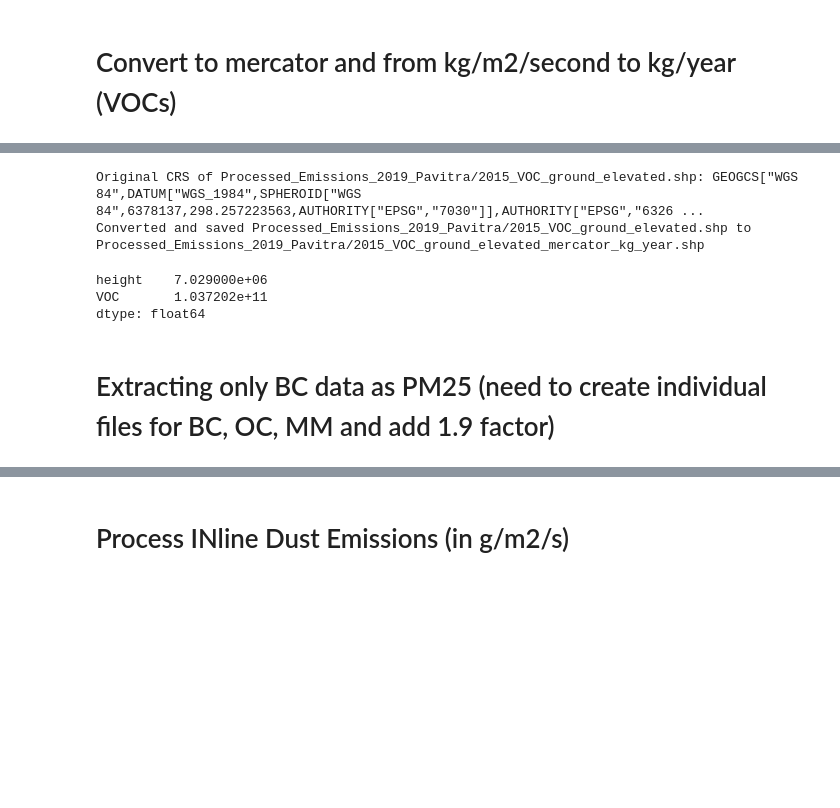
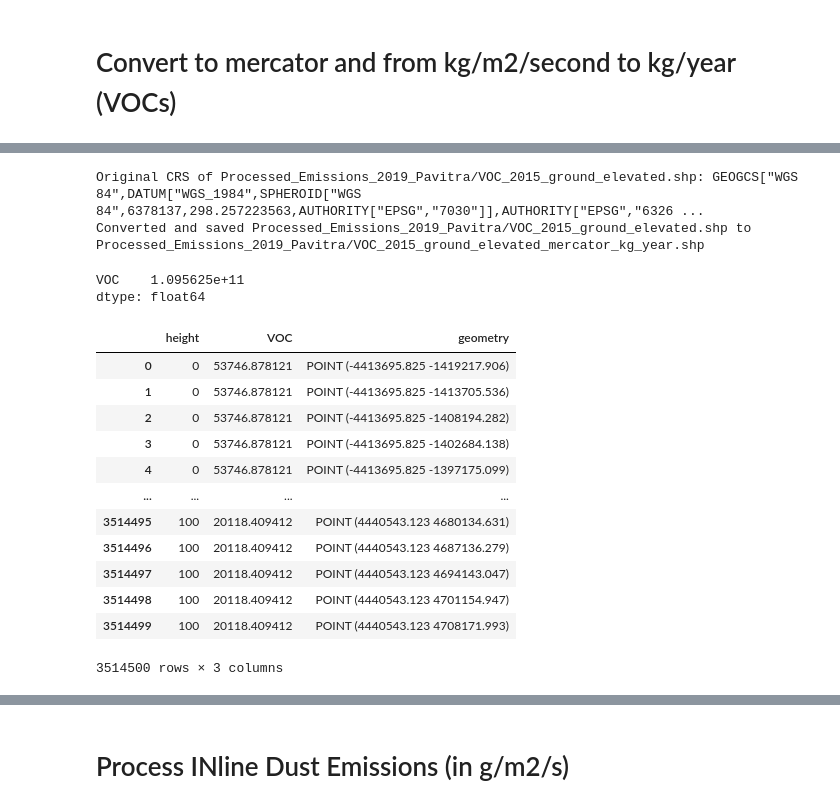
Before and after one commit to lrojasm407/PAVITRA, a Jupyter notebook: Process Emission Files V3 - Year .ipynb, the cells around one changed output, grey strips where cells are left out. Saved outputs shown, nothing was run; the diff lists cells and outputs as text; code cells hidden in the pictures; blank space fills up the shorter version.

```diff
--- a/Process Emission Files V3 - Year .ipynb
+++ b/Process Emission Files V3 - Year .ipynb
@@ -203,11 +257,8 @@ dtype: float64
 # %%
 # Define the multiplication factor
-#Inquire about this at IIT Bombay. How were emissions proccesed.
-factor = 365 * 24 * 3600 * 27000 * 27000
-
+factor = 365 * 24 * 3600 * 0.05 * 0.05* 111 * 111 * 1e6
 # Define a list of pollutants (file names)
-pollutants = ['2015_VOC']
-
+pollutants = ['VOC_2015']
 # Iterate through the pollutants
 for pollutant in pollutants:
     input_file_path = f'Processed_Emissions_2019_Pavitra/{pollutant}_ground_elevated.shp'
@@ -225,20 +276,34 @@ for pollutant in pollutants:
     pollutant_gdf[columns_to_multiply] = pollutant_gdf[columns_to_multiply] * factor
 
     # Change the projection
-    pollutant_gdf = pollutant_gdf.to_crs(new_projection)
+    pollutant_gdf = pollutant_gdf.to_crs(source_crs)
 
     # Save the GeoDataFrame to a new shapefile with the new name and projection
     pollutant_gdf.to_file(output_file_path)
 
     print(f"Converted and saved {input_file_path} to {output_file_path}")
 # %% [output]
-Original CRS of Processed_Emissions_2019_Pavitra/2015_VOC_ground_elevated.shp: GEOGCS["WGS 84",DATUM["WGS_1984",SPHEROID["WGS 84",6378137,298.257223563,AUTHORITY["EPSG","7030"]],AUTHORITY["EPSG","6326 ...
-Converted and saved Processed_Emissions_2019_Pavitra/2015_VOC_ground_elevated.shp to Processed_Emissions_2019_Pavitra/2015_VOC_ground_elevated_mercator_kg_year.shp
+Original CRS of Processed_Emissions_2019_Pavitra/VOC_2015_ground_elevated.shp: GEOGCS["WGS 84",DATUM["WGS_1984",SPHEROID["WGS 84",6378137,298.257223563,AUTHORITY["EPSG","7030"]],AUTHORITY["EPSG","6326 ...
+Converted and saved Processed_Emissions_2019_Pavitra/VOC_2015_ground_elevated.shp to Processed_Emissions_2019_Pavitra/VOC_2015_ground_elevated_mercator_kg_year.shp
 # %%
-VOC_gdf = gpd.read_file('Processed_Emissions_2019_Pavitra/2015_VOC_ground_elevated_mercator_kg_year.shp')
+VOC_gdf = gpd.read_file('Processed_Emissions_2019_Pavitra/VOC_2015_ground_elevated_mercator_kg_year.shp')
+VOC_gdf[['VOC']].sum()
+# %% [output]
+VOC    1.095625e+11
+dtype: float64
 # %%
-VOC_gdf.sum()
+VOC_gdf
 # %% [output]
+|  | height | VOC | geometry |
+| 0 | 0 | 53746.878121 | POINT (-4413695.825 -1419217.906) |
+| 1 | 0 | 53746.878121 | POINT (-4413695.825 -1413705.536) |
+| 2 | 0 | 53746.878121 | POINT (-4413695.825 -1408194.282) |
+| 3 | 0 | 53746.878121 | POINT (-4413695.825 -1402684.138) |
+| 4 | 0 | 53746.878121 | POINT (-4413695.825 -1397175.099) |
+| ... | ... | ... | ... |
+| 3514495 | 100 | 20118.409412 | POINT (4440543.123 4680134.631) |
+| 3514496 | 100 | 20118.409412 | POINT (4440543.123 4687136.279) |
+| 3514497 | 100 | 20118.409412 | POINT (4440543.123 4694143.047) |
+| 3514498 | 100 | 20118.409412 | POINT (4440543.123 4701154.947) |
+| 3514499 | 100 | 20118.409412 | POINT (4440543.123 4708171.993) |
-height    7.029000e+06
-VOC       1.037202e+11
-dtype: float64
+3514500 rows × 3 columns
@@ -252,2 +309,0 @@ plot_ground_elevated_shapefile(shapefile_path,pollutant, borders_path, target_cr
-# %% [markdown]
-# Extracting only BC data as PM25 (need to create individual files for BC, OC, MM and add 1.9 factor)
```
Also changed, not shown: parts of 27 cells of this notebook, 2 other files.
